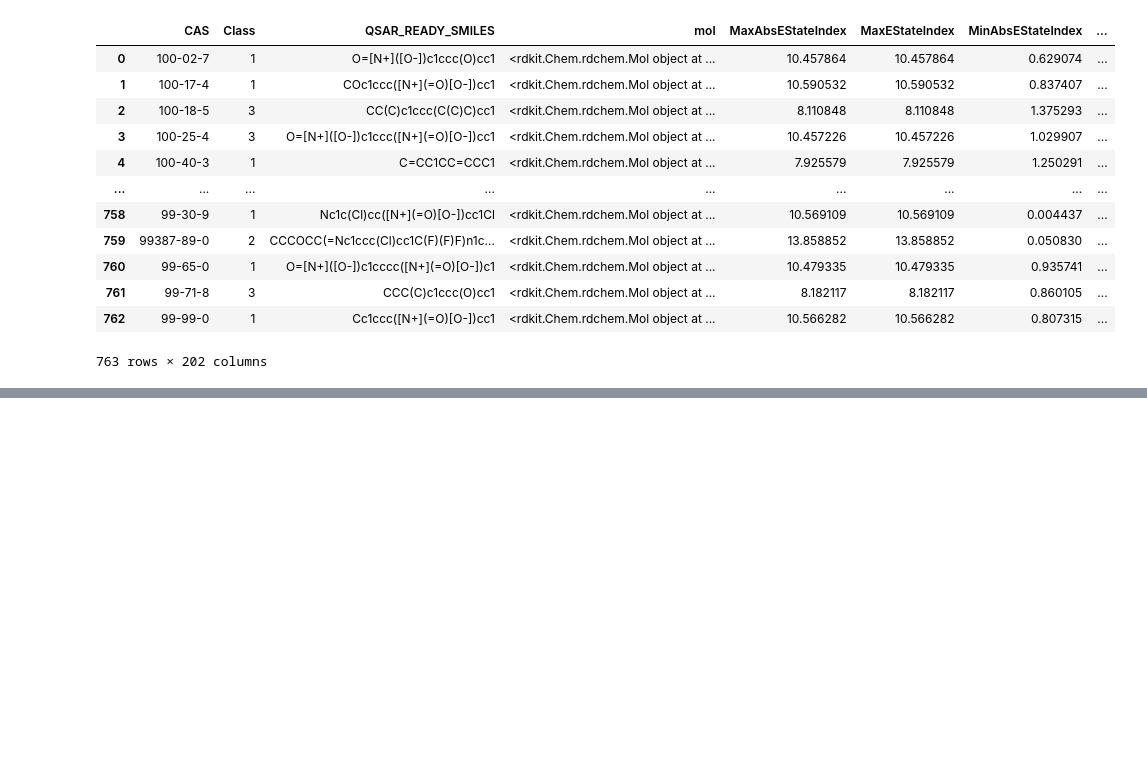
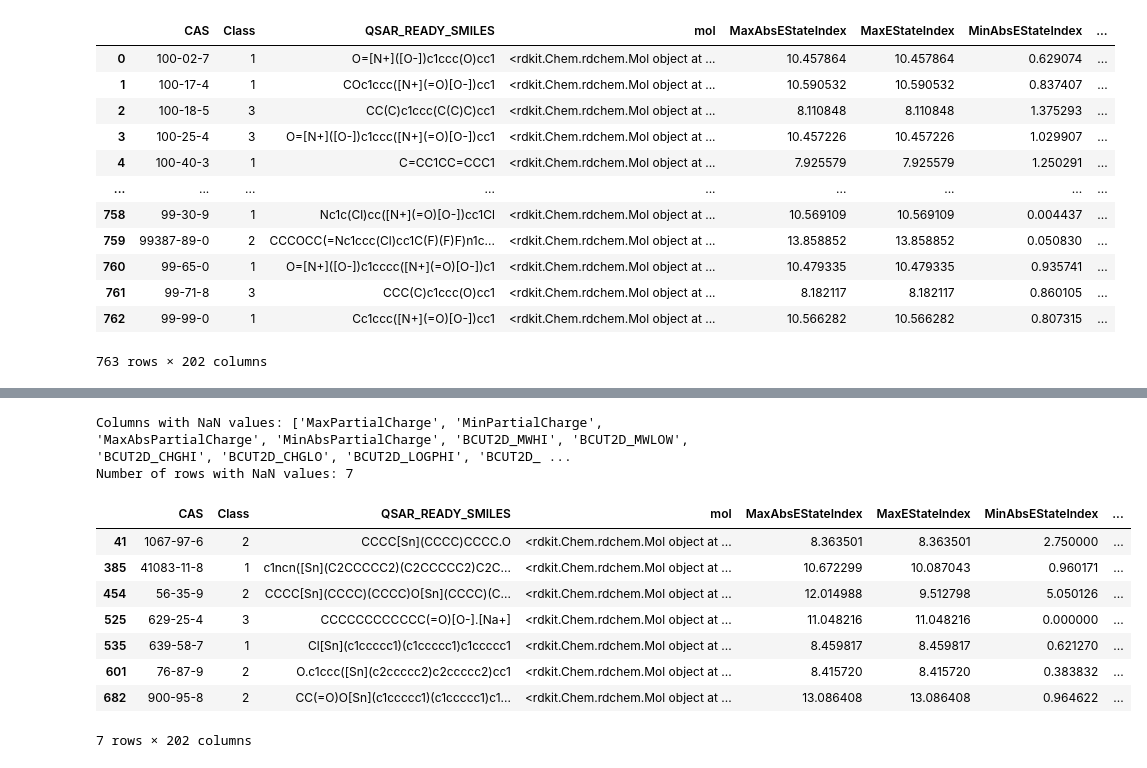
Before and after one commit to ssd6515/ChemClassifier, a Jupyter notebook: RDKit Data Exraction/Generate_RDKit_Features.ipynb, the cells around one changed output, grey strips where cells are left out. Drawn from its saved outputs; the diff is of its cells as text; code cells hidden in the pictures; blank space fills up the shorter version.

```diff
--- a/RDKit Data Exraction/Generate_RDKit_Features.ipynb
+++ b/RDKit Data Exraction/Generate_RDKit_Features.ipynb
@@ -403,0 +404,5 @@ df_cleaned.to_csv('rdkit_data.csv', index=False)
+# %%
+import pandas as pd
+
+df = pd.read_csv('rdkit_data_12_missing_features.csv')
+df
@@ -403,0 +423,20 @@ df_cleaned.to_csv('rdkit_data.csv', index=False)
+# %%
+nan_columns = df.columns[df.isna().any()].tolist()
+nan_rows = df[df.isna().any(axis=1)]
+
+print("Columns with NaN values:", nan_columns)
+print("Number of rows with NaN values:", len(nan_rows))
+
+nan_rows
+# %% [output]
+Columns with NaN values: ['MaxPartialCharge', 'MinPartialCharge', 'MaxAbsPartialCharge', 'MinAbsPartialCharge', 'BCUT2D_MWHI', 'BCUT2D_MWLOW', 'BCUT2D_CHGHI', 'BCUT2D_CHGLO', 'BCUT2D_LOGPHI', 'BCUT2D_ ...
+Number of rows with NaN values: 7
+|  | CAS | Class | QSAR_READY_SMILES | mol | MaxAbsEStateIndex | MaxEStateIndex | MinAbsEStateIndex | ... |
+| 41 | 1067-97-6 | 2 | CCCC[Sn](CCCC)CCCC.O | <rdkit.Chem.rdchem.Mol object at ... | 8.363501 | 8.363501 | 2.750000 | ... |
+| 385 | 41083-11-8 | 1 | c1ncn([Sn](C2CCCCC2)(C2CCCCC2)C2C... | <rdkit.Chem.rdchem.Mol object at ... | 10.672299 | 10.087043 | 0.960171 | ... |
+| 454 | 56-35-9 | 2 | CCCC[Sn](CCCC)(CCCC)O[Sn](CCCC)(C... | <rdkit.Chem.rdchem.Mol object at ... | 12.014988 | 9.512798 | 5.050126 | ... |
+| 525 | 629-25-4 | 3 | CCCCCCCCCCCC(=O)[O-].[Na+] | <rdkit.Chem.rdchem.Mol object at ... | 11.048216 | 11.048216 | 0.000000 | ... |
+| 535 | 639-58-7 | 1 | Cl[Sn](c1ccccc1)(c1ccccc1)c1ccccc1 | <rdkit.Chem.rdchem.Mol object at ... | 8.459817 | 8.459817 | 0.621270 | ... |
+| 601 | 76-87-9 | 2 | O.c1ccc([Sn](c2ccccc2)c2ccccc2)cc1 | <rdkit.Chem.rdchem.Mol object at ... | 8.415720 | 8.415720 | 0.383832 | ... |
+| 682 | 900-95-8 | 2 | CC(=O)O[Sn](c1ccccc1)(c1ccccc1)c1... | <rdkit.Chem.rdchem.Mol object at ... | 13.086408 | 13.086408 | 0.964622 | ... |
+7 rows × 202 columns
```
Also changed, not shown: parts of 3 cells of this notebook, 19 other files.
